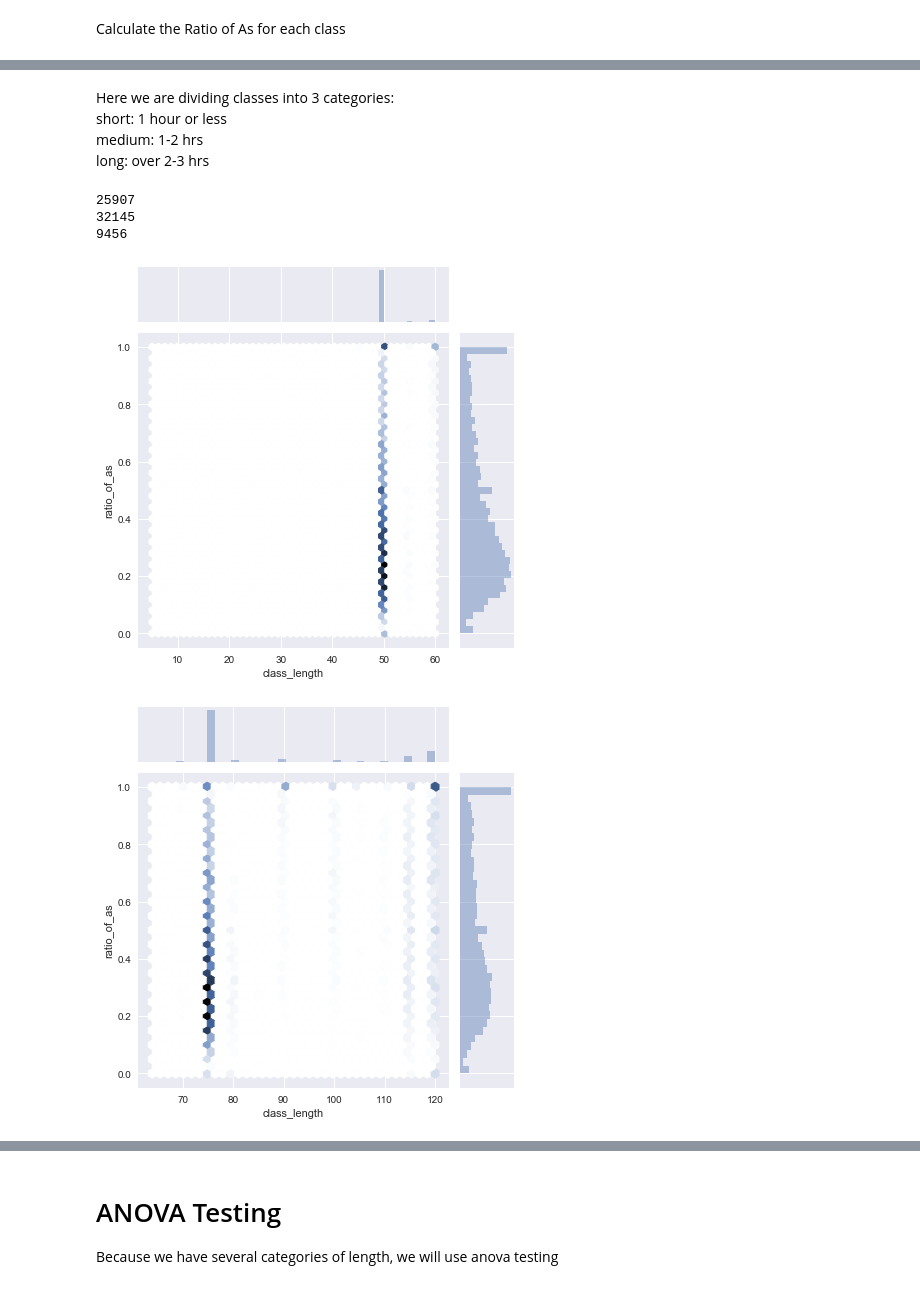
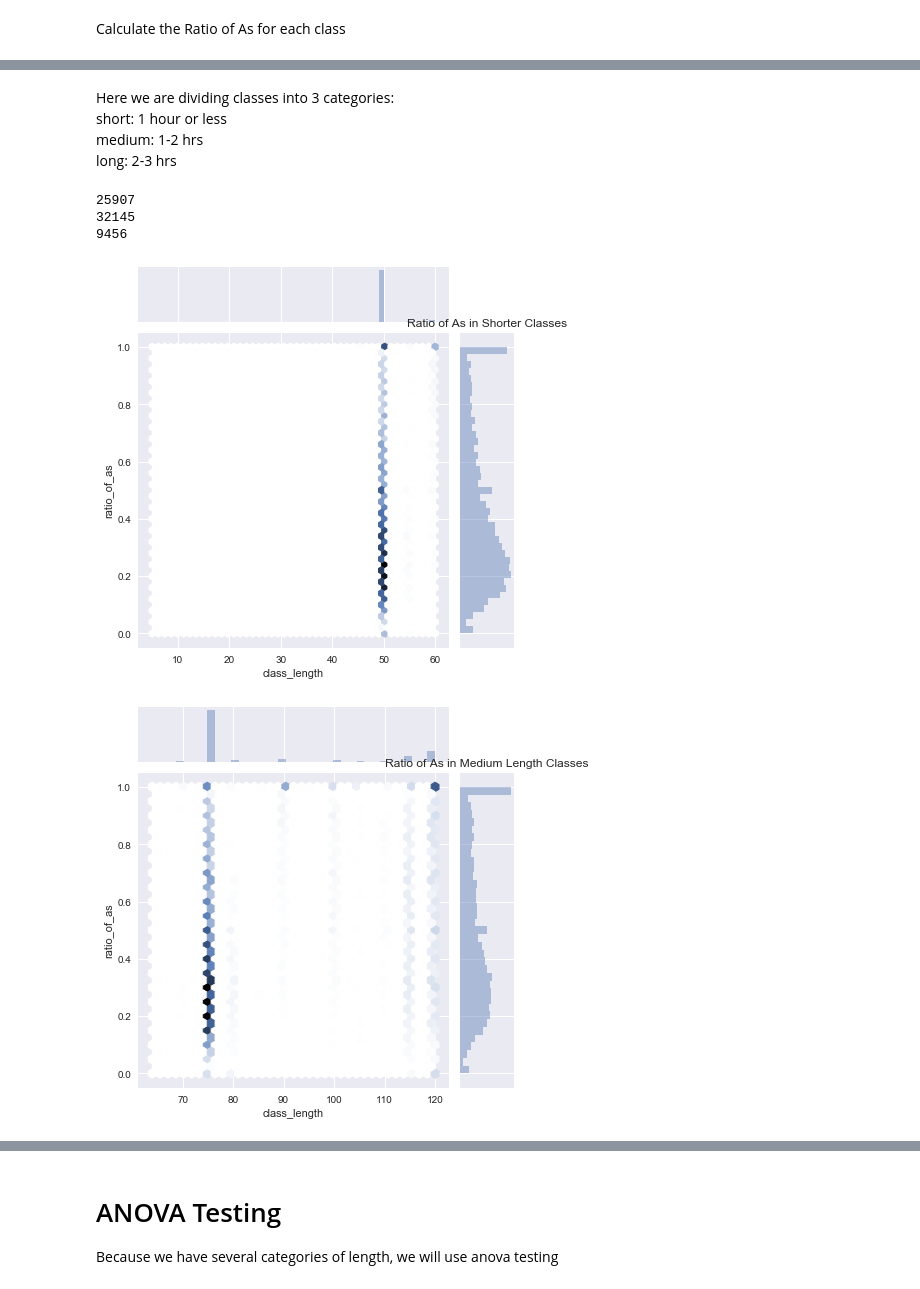
Before and after one commit to kayschulz/build_course_schedule, a Jupyter notebook: length_and_grades.ipynb, the cells around one changed output, grey strips where cells are left out. Cells and saved outputs as stored; diff of their text form; code cells hidden in the pictures.

Commit message:
Clean up notebook for test 2, class length

```diff
--- a/length_and_grades.ipynb
+++ b/length_and_grades.ipynb
@@ -223,7 +200,7 @@ memory usage: 7.5+ MB
 Here we are dividing classes into 3 categories:<br />
 short: 1 hour or less<br />
 medium: 1-2 hrs<br />
-long: over 2-3 hrs<br />
+long: 2-3 hrs<br />
 # %%
 df_short = df2[df2['class_length'].between(1,60)]
 df_med = df2[df2['class_length'].between(61,120)]
@@ -237,9 +214,14 @@ print(len(df_long))
 9456
 # %%
 sns.jointplot('class_length', 'ratio_of_as',df_short, kind='hex')
+plt.title('Ratio of As in Shorter Classes')
+plt.show();
 sns.jointplot('class_length', 'ratio_of_as',df_med, kind='hex')
+plt.title('Ratio of As in Medium Length Classes')
+plt.show();
 sns.jointplot('class_length', 'ratio_of_as',df_long, kind='hex')
-plt.show()
+plt.title('Ratio of As in Long Classes')
+plt.show();
 # %% [output]
-[figure, old version]
+[figure, new version]
-[figure, old version]
+[figure, new version]
```
Also changed, not shown: parts of 15 cells of this notebook.
